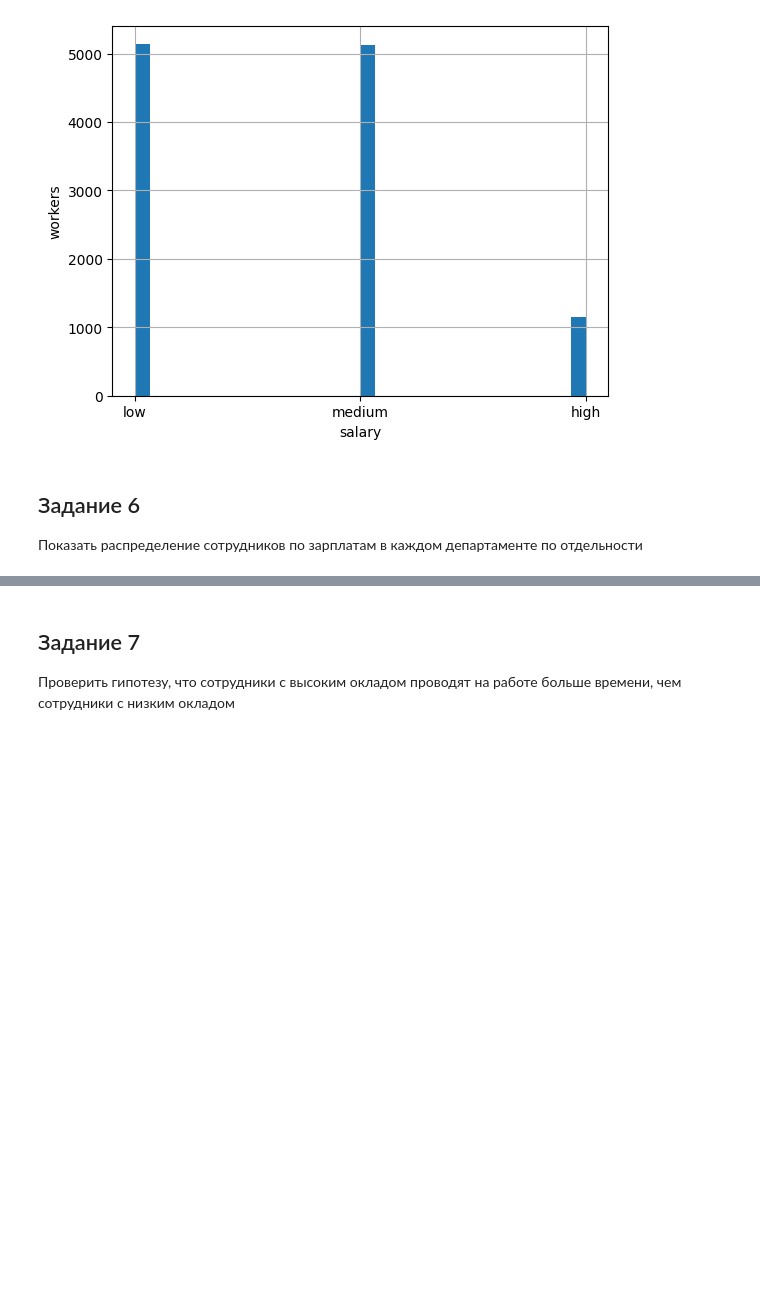
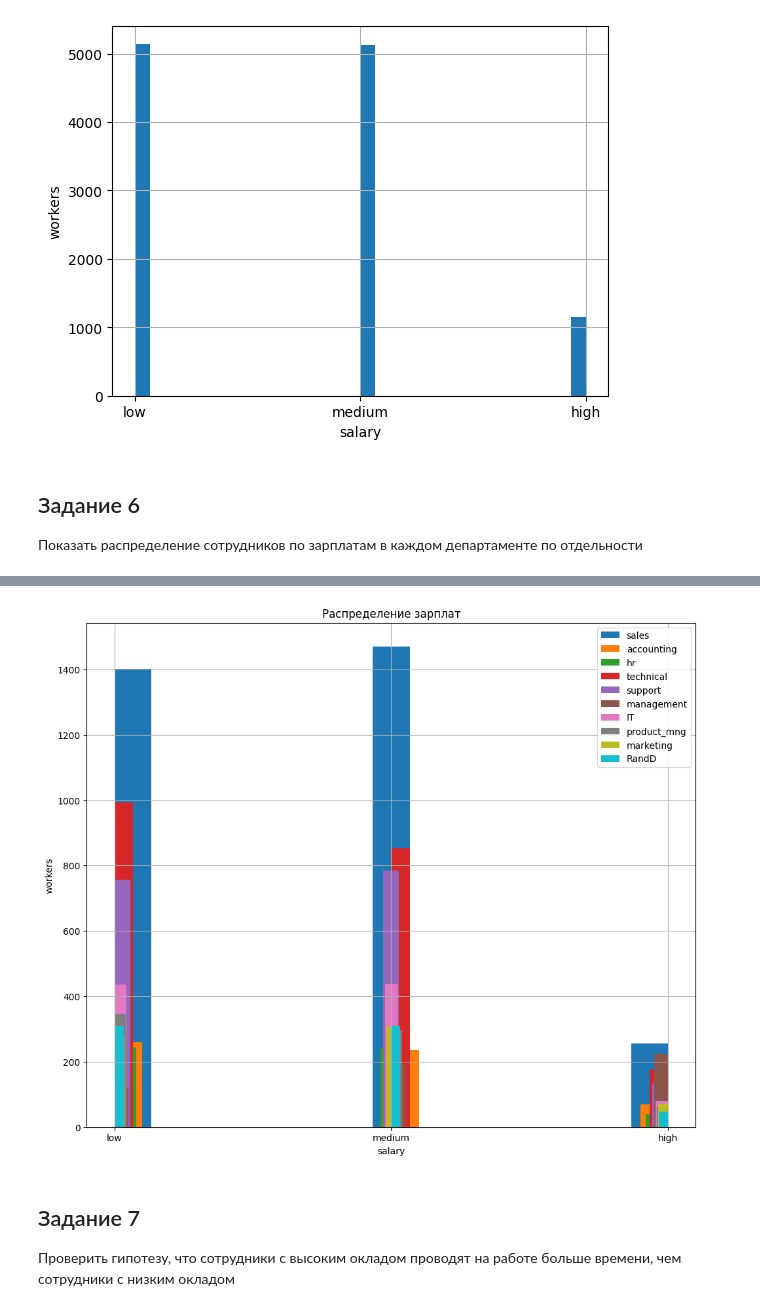
Before and after one commit to SubDigEnergy/Netology, a Jupyter notebook: VR.ipynb, the cells around one changed output, grey strips where cells are left out. Drawn from its saved outputs; the diff is of its cells as text; code cells hidden in the pictures; blank space fills up the shorter version.

```diff
--- a/VR.ipynb
+++ b/VR.ipynb
@@ -216,3 +227,16 @@ ValueError: hist method requires numerical or datetime columns, nothing to plot.
+# %%
+plt.figure(figsize=(12,10))
+j = 1
+for department in main_df['department'].unique():
+    main_df['salary'][(main_df['left'] == 0) & (main_df['department'] == department)].hist(bins=(10 + j*5))
+    plt.title('Распределение зарплат')
+    plt.xlabel('salary')
+    plt.ylabel('workers')
+    j += 1
+plt.legend(main_df['department'].unique())
+plt.show()
+# %% [output]
+[figure, added]
 # %% [markdown]
 ## Задание 7
 Проверить гипотезу, что сотрудники с высоким окладом проводят на работе больше времени, чем сотрудники с низким окладом
```
Also changed, not shown: parts of 6 cells of this notebook.
